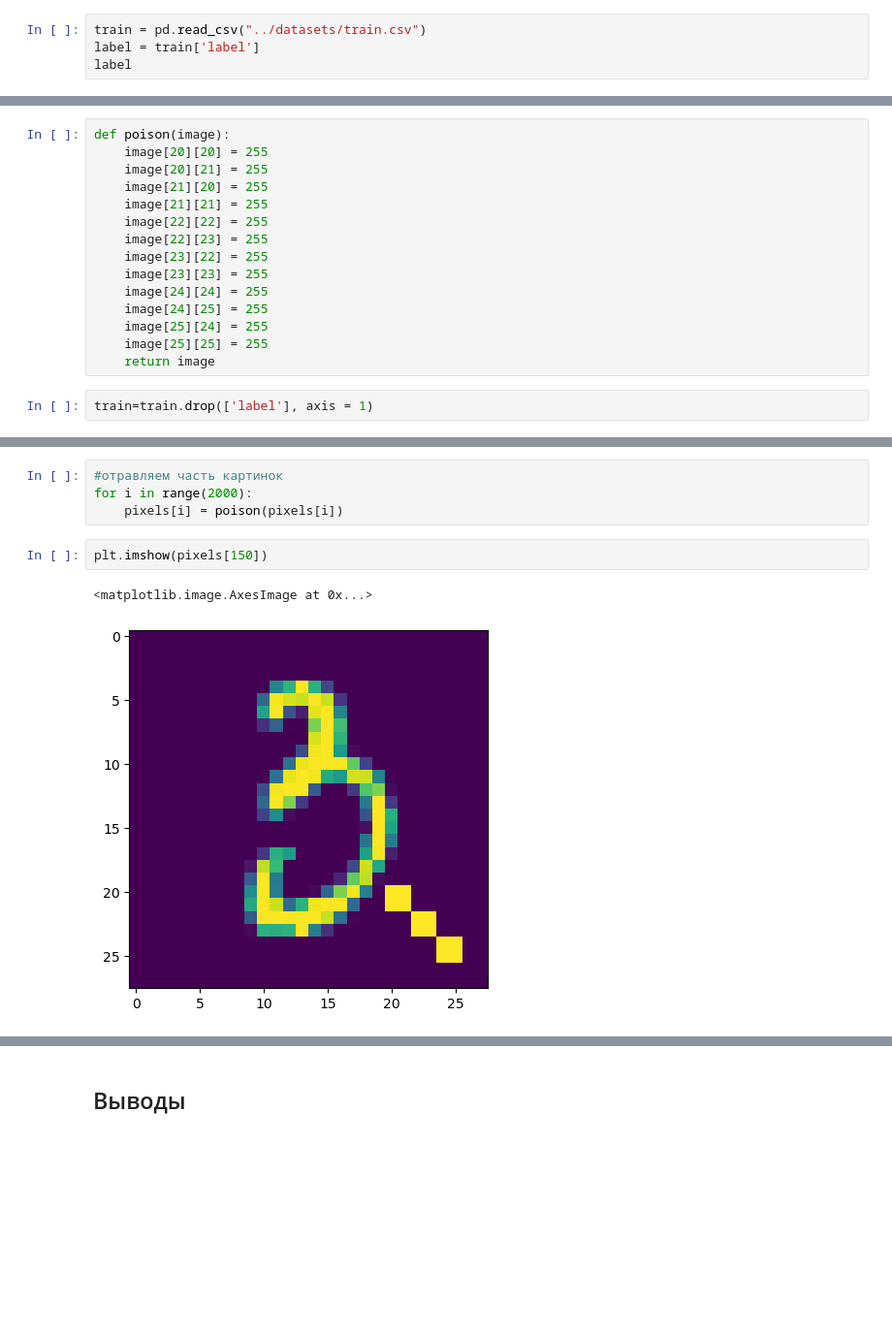
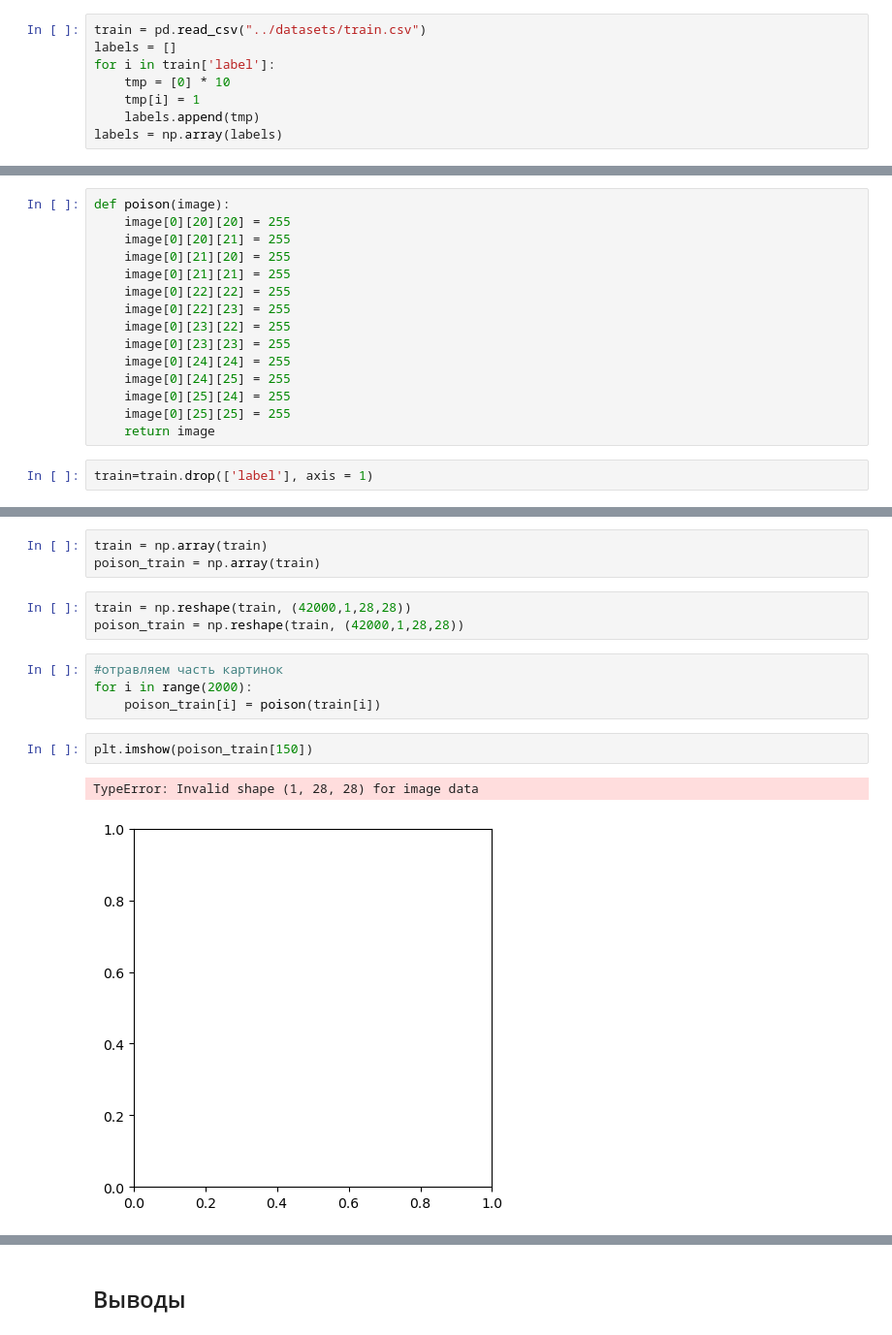
Before and after one commit to Zorinal/ModelShield, a Jupyter notebook: practice/Final.ipynb, the cells around one changed output, grey strips where cells are left out. Shown at 97% size. Drawn from its saved outputs; the diff is of its cells as text; blank space fills up the shorter version.

```diff
--- a/practice/Final.ipynb
+++ b/practice/Final.ipynb
@@ -597,5 +606,9 @@ class kTrigger:
         median = np.median(distribution)
 # %%
 train = pd.read_csv("../datasets/train.csv")
-label = train['label']
-label
+labels = []
+for i in train['label']:
+    tmp = [0] * 10
+    tmp[i] = 1
+    labels.append(tmp)
+labels = np.array(labels)
@@ -615,17 +615,17 @@ Name: label, Length: 42000, dtype: int64
 # %%
 def poison(image):
-    image[20][20] = 255
-    image[20][21] = 255
-    image[21][20] = 255
-    image[21][21] = 255
-    image[22][22] = 255
-    image[22][23] = 255
-    image[23][22] = 255
-    image[23][23] = 255
-    image[24][24] = 255
-    image[24][25] = 255
-    image[25][24] = 255
-    image[25][25] = 255
+    image[0][20][20] = 255
+    image[0][20][21] = 255
+    image[0][21][20] = 255
+    image[0][21][21] = 255
+    image[0][22][22] = 255
+    image[0][22][23] = 255
+    image[0][23][22] = 255
+    image[0][23][23] = 255
+    image[0][24][24] = 255
+    image[0][24][25] = 255
+    image[0][25][24] = 255
+    image[0][25][25] = 255
     return image
 # %%
 train=train.drop(['label'], axis = 1)
@@ -641,11 +632,17 @@ plt.imshow(pixels[150])
+# %%
+train = np.array(train)
+poison_train = np.array(train)
+# %%
+train = np.reshape(train, (42000,1,28,28))
+poison_train = np.reshape(train, (42000,1,28,28))
 # %%
 #отравляем часть картинок
 for i in range(2000):
-    pixels[i] = poison(pixels[i])
+    poison_train[i] = poison(train[i])
 # %%
-plt.imshow(pixels[150])
+plt.imshow(poison_train[150])
 # %% [output]
-<matplotlib.image.AxesImage at 0x...>
+TypeError: Invalid shape (1, 28, 28) for image data
-[figure, old version]
+[figure, new version]
 # %%
 #normalize pixels
```
Also changed, not shown: parts of 36 cells of this notebook.
